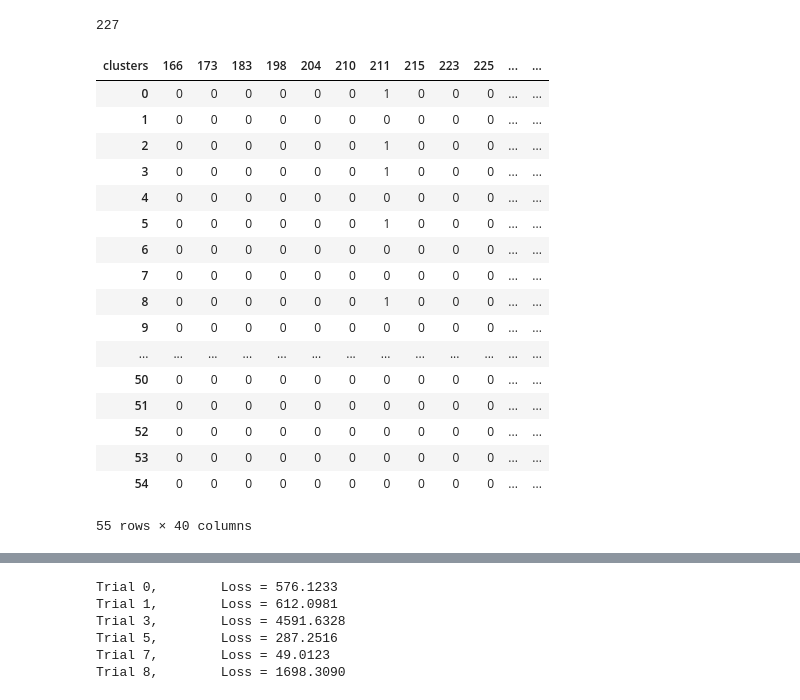
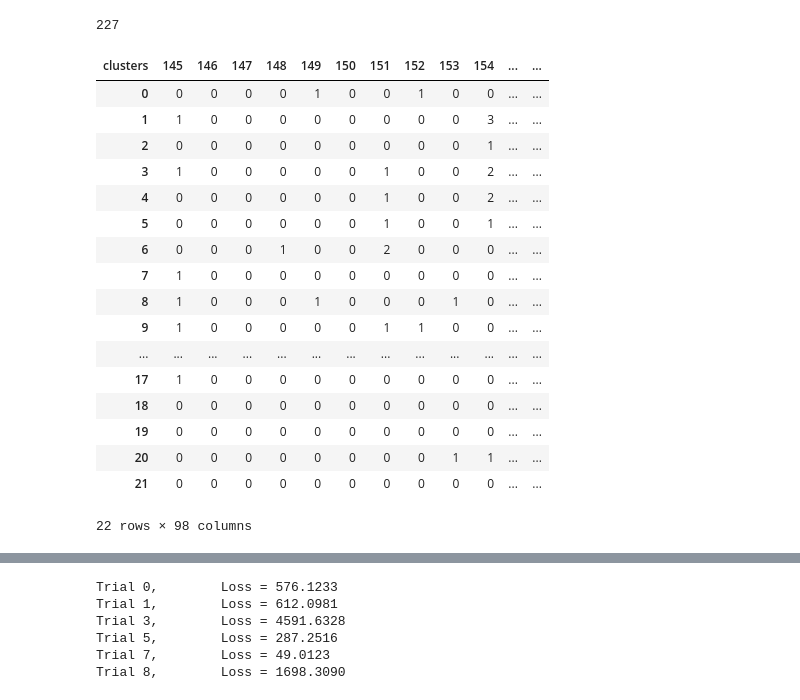
Before and after one commit to styyxofficial/DSC180B-Quarter-2-Project, a Jupyter notebook: notebooks/neural_data_ingest.ipynb, the cells around one changed output, grey strips where cells are left out. Cells and saved outputs as stored; diff of their text form; code cells hidden in the pictures.

```diff
--- a/notebooks/neural_data_ingest.ipynb
+++ b/notebooks/neural_data_ingest.ipynb
@@ -95,8 +95,9 @@ sl.raster(spikes, channels)
 3) Split data across trials
 4) Bin spike times for each neuron, for each trial
 # %%
-good_clusterIDs = clusters['cluster_id'][((clusters['label'] == 1) & ([True if "MO" in s else False for s in clusters['acronym']]))] # Find good clusters that are in MOp and MOs
+# good_clusterIDs = clusters['cluster_id'][((clusters['label'] == 1) & ([True if "MO" in s else False for s in clusters['acronym']]))] # Find good clusters that are in MOp and MOs
 # good_clusterIDs = clusters['cluster_id'][clusters['label'] == 1] # Find good clusters that are in MOp and MOs
+good_clusterIDs = clusters['cluster_id'][[True if "MO" in s else False for s in clusters['acronym']]] # Find good clusters that are in MOp and MOs
 good_cluster_loc = np.isin(spikes['clusters'], good_clusterIDs)
 # %%
 good_spikes = {}
@@ -134,7 +135,7 @@ np.unique(trials['feedbackType'])
 # %% [output]
 array([-1.,  1.])
 # %%
-bin_size = 20e-3 # in milliseconds
+bin_size = 50e-3 # in milliseconds
 # min_bins = max(int((60e-3 / bin_size)), 20)
 max_trial_type = 40 # Maximum number of trials of each trial type
 # %%
@@ -209,6 +210,9 @@ Implementation with bins starting 100ms before first movement to 300 ms after fi
 trials_spikes = [] # The Spike times and results of each trial
 
 for i in range(len(trials['goCueTrigger_times'])):
+    if (trials['firstMovement_times'][i] < trials['goCue_times'][i]+0.05):
+        continue
+
     spike_range = {}
 
     spike_range['goCue_times'] = trials['goCue_times'][i]
@@ -218,7 +222,7 @@ for i in range(len(trials['goCueTrigger_times'])):
 
     x = []
     try:
-        hist_bins = np.arange(trials['goCue_times'][i]-0.1, trials['goCue_times'][i]+1.00001, bin_size)
+        hist_bins = np.arange(trials['firstMovement_times'][i]-0.1, trials['firstMovement_times'][i]+1.00001, bin_size)
         # print(len(hist_bins))
     except:
         continue
@@ -227,7 +231,7 @@ for i in range(len(trials['goCueTrigger_times'])):
 
 
     for j in df: # Iterate through spike times of each cluster
-        inds = ((j>(trials['goCue_times'][i]-0.1)) & (j<=(trials['goCue_times'][i]+1.00001))) # From go queue to first movement
+        inds = ((j>(trials['firstMovement_times'][i]-0.1)) & (j<=(trials['firstMovement_times'][i]+1.00001))) # From go queue to first movement
         # print(np.histogram(j[inds], hist_bins)[0])
         x.append(np.histogram(j[inds], hist_bins)[0])
 
@@ -336,26 +340,26 @@ from vlgpax.model import Session
 from vlgpax.kernel import RBF, RFF
 from vlgpax import vi
 # %%
-training_trials[70]['spikes_df'].T
+training_trials[4]['spikes_df'].T
 # %% [output]
-| clusters | 166 | 173 | 183 | 198 | 204 | 210 | 211 | 215 | 223 | 225 | ... | ... |
-| 0 | 0 | 0 | 0 | 0 | 0 | 0 | 1 | 0 | 0 | 0 | ... | ... |
-| 1 | 0 | 0 | 0 | 0 | 0 | 0 | 0 | 0 | 0 | 0 | ... | ... |
-| 2 | 0 | 0 | 0 | 0 | 0 | 0 | 1 | 0 | 0 | 0 | ... | ... |
-| 3 | 0 | 0 | 0 | 0 | 0 | 0 | 1 | 0 | 0 | 0 | ... | ... |
-| 4 | 0 | 0 | 0 | 0 | 0 | 0 | 0 | 0 | 0 | 0 | ... | ... |
-| 5 | 0 | 0 | 0 | 0 | 0 | 0 | 1 | 0 | 0 | 0 | ... | ... |
-| 6 | 0 | 0 | 0 | 0 | 0 | 0 | 0 | 0 | 0 | 0 | ... | ... |
-| 7 | 0 | 0 | 0 | 0 | 0 | 0 | 0 | 0 | 0 | 0 | ... | ... |
-| 8 | 0 | 0 | 0 | 0 | 0 | 0 | 1 | 0 | 0 | 0 | ... | ... |
-| 9 | 0 | 0 | 0 | 0 | 0 | 0 | 0 | 0 | 0 | 0 | ... | ... |
+| clusters | 145 | 146 | 147 | 148 | 149 | 150 | 151 | 152 | 153 | 154 | ... | ... |
+| 0 | 0 | 0 | 0 | 0 | 1 | 0 | 0 | 1 | 0 | 0 | ... | ... |
+| 1 | 1 | 0 | 0 | 0 | 0 | 0 | 0 | 0 | 0 | 3 | ... | ... |
+| 2 | 0 | 0 | 0 | 0 | 0 | 0 | 0 | 0 | 0 | 1 | ... | ... |
+| 3 | 1 | 0 | 0 | 0 | 0 | 0 | 1 | 0 | 0 | 2 | ... | ... |
+| 4 | 0 | 0 | 0 | 0 | 0 | 0 | 1 | 0 | 0 | 2 | ... | ... |
+| 5 | 0 | 0 | 0 | 0 | 0 | 0 | 1 | 0 | 0 | 1 | ... | ... |
+| 6 | 0 | 0 | 0 | 1 | 0 | 0 | 2 | 0 | 0 | 0 | ... | ... |
+| 7 | 1 | 0 | 0 | 0 | 0 | 0 | 0 | 0 | 0 | 0 | ... | ... |
+| 8 | 1 | 0 | 0 | 0 | 1 | 0 | 0 | 0 | 1 | 0 | ... | ... |
+| 9 | 1 | 0 | 0 | 0 | 0 | 0 | 1 | 1 | 0 | 0 | ... | ... |
 | ... | ... | ... | ... | ... | ... | ... | ... | ... | ... | ... | ... | ... |
-| 50 | 0 | 0 | 0 | 0 | 0 | 0 | 0 | 0 | 0 | 0 | ... | ... |
-| 51 | 0 | 0 | 0 | 0 | 0 | 0 | 0 | 0 | 0 | 0 | ... | ... |
-| 52 | 0 | 0 | 0 | 0 | 0 | 0 | 0 | 0 | 0 | 0 | ... | ... |
-| 53 | 0 | 0 | 0 | 0 | 0 | 0 | 0 | 0 | 0 | 0 | ... | ... |
-| 54 | 0 | 0 | 0 | 0 | 0 | 0 | 0 | 0 | 0 | 0 | ... | ... |
+| 17 | 1 | 0 | 0 | 0 | 0 | 0 | 0 | 0 | 0 | 0 | ... | ... |
+| 18 | 0 | 0 | 0 | 0 | 0 | 0 | 0 | 0 | 0 | 0 | ... | ... |
+| 19 | 0 | 0 | 0 | 0 | 0 | 0 | 0 | 0 | 0 | 0 | ... | ... |
+| 20 | 0 | 0 | 0 | 0 | 0 | 0 | 0 | 0 | 1 | 1 | ... | ... |
+| 21 | 0 | 0 | 0 | 0 | 0 | 0 | 0 | 0 | 0 | 0 | ... | ... |
-55 rows × 40 columns
+22 rows × 98 columns
 # %%
 session = Session(bin_size)
 # y = pd.read_csv("neural_data.csv")
```
Also changed, not shown: parts of 3 cells of this notebook, 1 other file.
